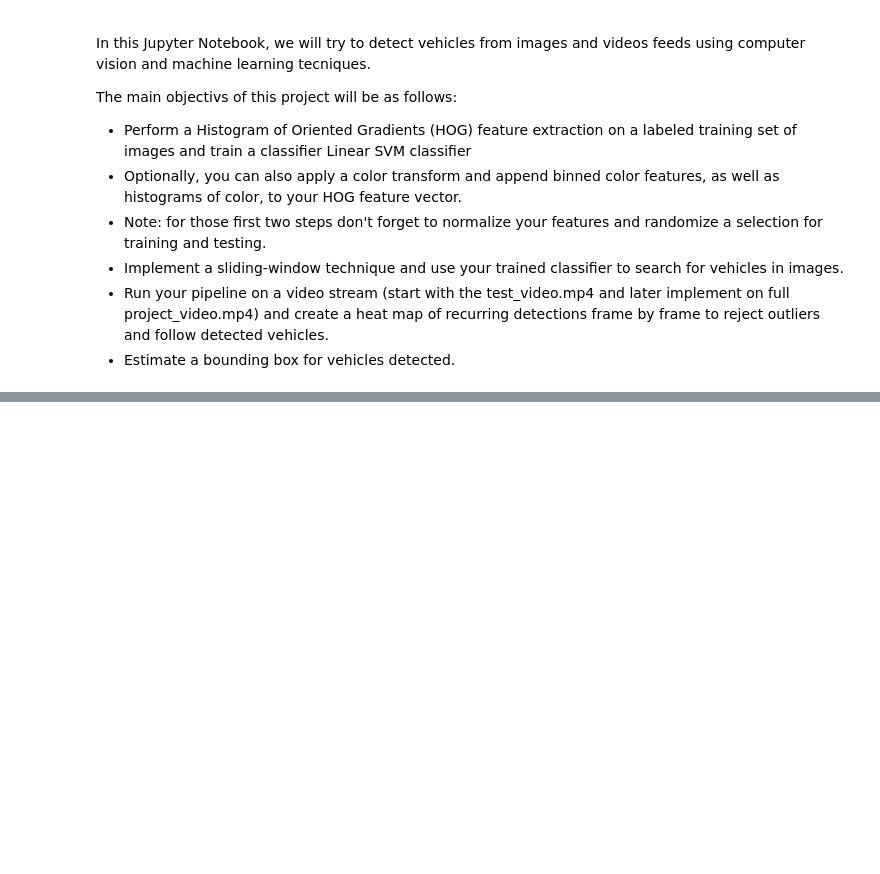
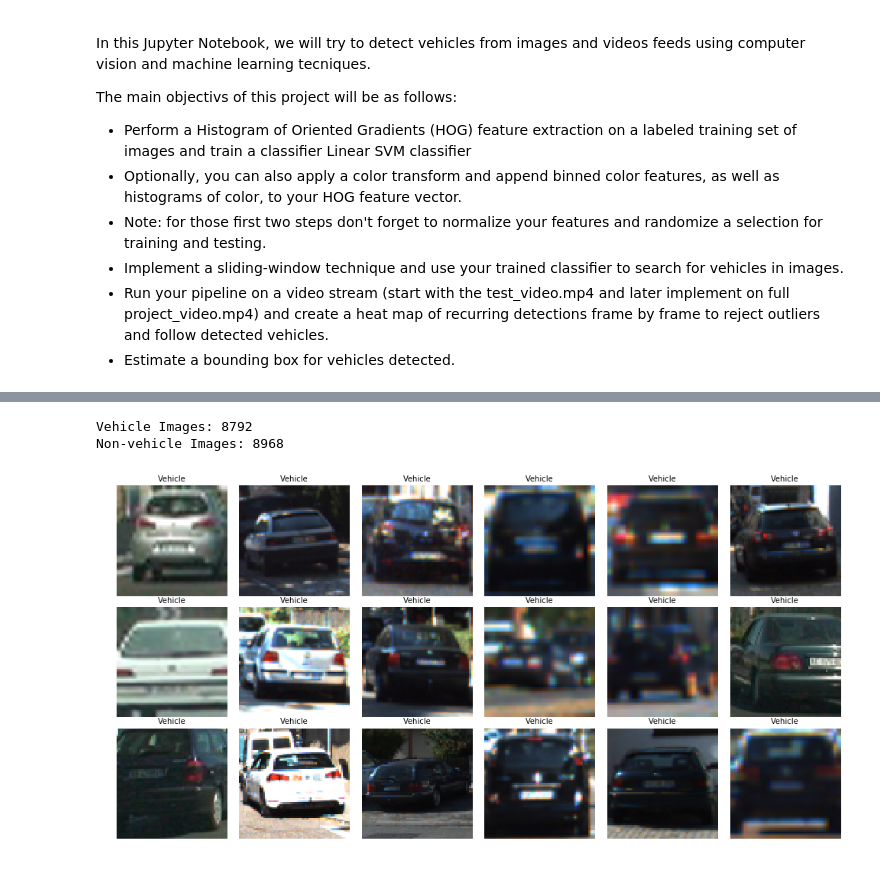
Before and after one commit to jeffwen/sdcnd_vehicle_detection, a Jupyter notebook: Vehicle Detection.ipynb, the cells around one changed output, grey strips where cells are left out. Saved outputs shown, nothing was run; the diff lists cells and outputs as text; code cells hidden in the pictures; blank space fills up the shorter version.

```diff
--- a/Vehicle Detection.ipynb
+++ b/Vehicle Detection.ipynb
@@ -13,0 +35,29 @@ First of all, we need a way to identify the car within an image or a frame of th
+# %%
+## import training images
+veh_images = glob.glob('./training_images/vehicles/**/*.png')
+nonveh_images = glob.glob('./training_images/non-vehicles/**/*.png')
+
+print("Vehicle Images: "+str(len(veh_images)))
+print("Non-vehicle Images: "+str(len(nonveh_images)))
+# %% [output]
+Vehicle Images: 8792
+Non-vehicle Images: 8968
+# %%
+## plot vehicles
+f, ax = plt.subplots(3,6, figsize=(14, 7))
+f.tight_layout()
+f.subplots_adjust(hspace = .1, wspace=.05)
+ax = ax.ravel()
+
+# Step through the list and search for chessboard corners
+for i in range(18):
+    img1 = cv2.imread(veh_images[np.random.randint(0,len(veh_images))])
+    img1 = cv2.cvtColor(img1,cv2.COLOR_BGR2RGB)
+    ax[i].axis('off')
+    ax[i].set_title('Vehicle', fontsize=10)
+    ax[i].imshow(img1)
+
+## save image for write up
+# f.savefig("/Users/jwen/Python/Projects/sdcnd_vehicle_detection/output_images/vehicles.png")
+# %% [output]
+[figure, added]
```
Also changed, not shown: parts of 42 cells of this notebook, 7 other files.
